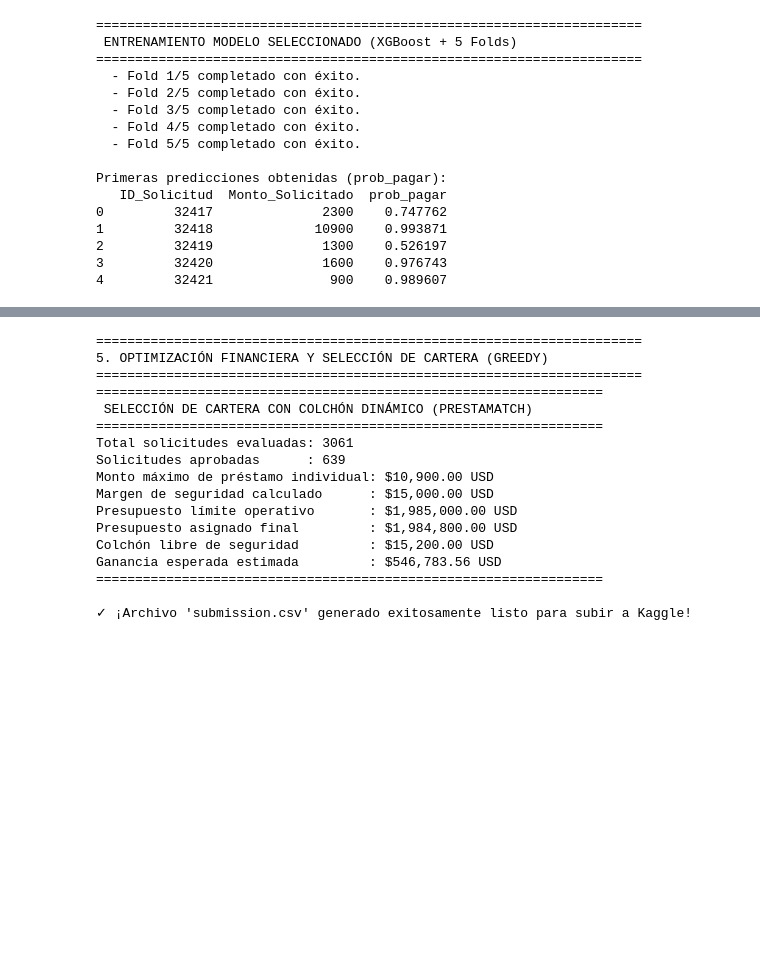
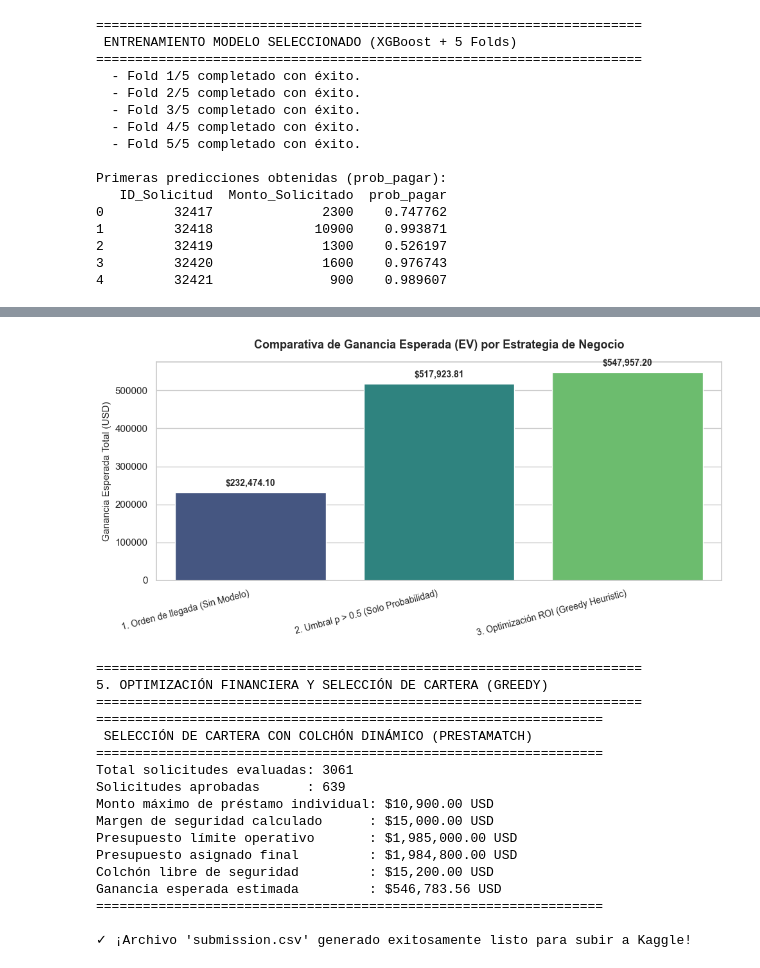
Before and after one commit to GuilleMonier/TP3_PrestaMatch, a Jupyter notebook: solucionprestamatch.ipynb, the cells around one changed output, grey strips where cells are left out. Drawn from its saved outputs; the diff is of its cells as text; code cells hidden in the pictures; blank space fills up the shorter version.

Commit message:
Comparacion de estrategias como FIFO o p>0.5

```diff
--- a/solucionprestamatch.ipynb
+++ b/solucionprestamatch.ipynb
@@ -582,0 +585,15 @@ def optimizar_cartera_greedy(df_test_preds, presupuesto_total=PRESUPUESTO_MAX):
+# %%
+"Preparación del DataFrame con métricas financieras (EV y ROI)"
+
+df_bench = test_preds.copy()
+
+# Esperanza Matemática de Ganancia (EV)
+df_bench['EV'] = (
+    df_bench['prob_pagar'] * (df_bench['Monto_Solicitado'] * df_bench['Tasa_Interes']) -
+    (1 - df_bench['prob_pagar']) * df_bench['Monto_Solicitado']
+)
+
+# ROI Esperado
+df_bench['roi_esperado'] = df_bench['prob_pagar'] * (1 + df_bench['Tasa_Interes']) - 1
+
+PRESUPUESTO_BENCH = 1990000.0  # Con colchón de seguridad ($10.000 USD)
@@ -583,3 +658,37 @@ def optimizar_cartera_greedy(df_test_preds, presupuesto_total=PRESUPUESTO_MAX):
+# %%
+# Visualización Gráfica
+
+plt.figure(figsize=(10, 5))
+sns.set_theme(style="whitegrid")
+
+ax = sns.barplot(
+    data=comparacion,
+    x='Estrategia',
+    y='Ganancia Esperada EV (USD)',
+    palette='viridis'
+)
+
+plt.title('Comparativa de Ganancia Esperada (EV) por Estrategia de Negocio', fontsize=13, fontweight='bold', pad=15)
+plt.ylabel('Ganancia Esperada Total (USD)', fontsize=11)
+plt.xlabel('')
+plt.xticks(rotation=15, ha='right', fontsize=10)
+
+# Anotar valores sobre las barras
+for p in ax.patches:
+    val = p.get_height()
+    ax.annotate(
+        f"${val:,.2f}",
+        (p.get_x() + p.get_width() / 2., val),
+        ha='center', va='bottom',
+        fontsize=10, fontweight='bold',
+        xytext=(0, 5), textcoords='offset points'
+    )
+
+plt.tight_layout()
+plt.savefig('comparacion_estrategias.png', dpi=300)
+plt.show()
+# %% [output]
+[figure, added]
 # %%
 #EJECUCION y GENERACION DEL ARCHIVO SUBMISSION
 # %%
```
Also changed, not shown: parts of 3 cells of this notebook, 1 other file.
